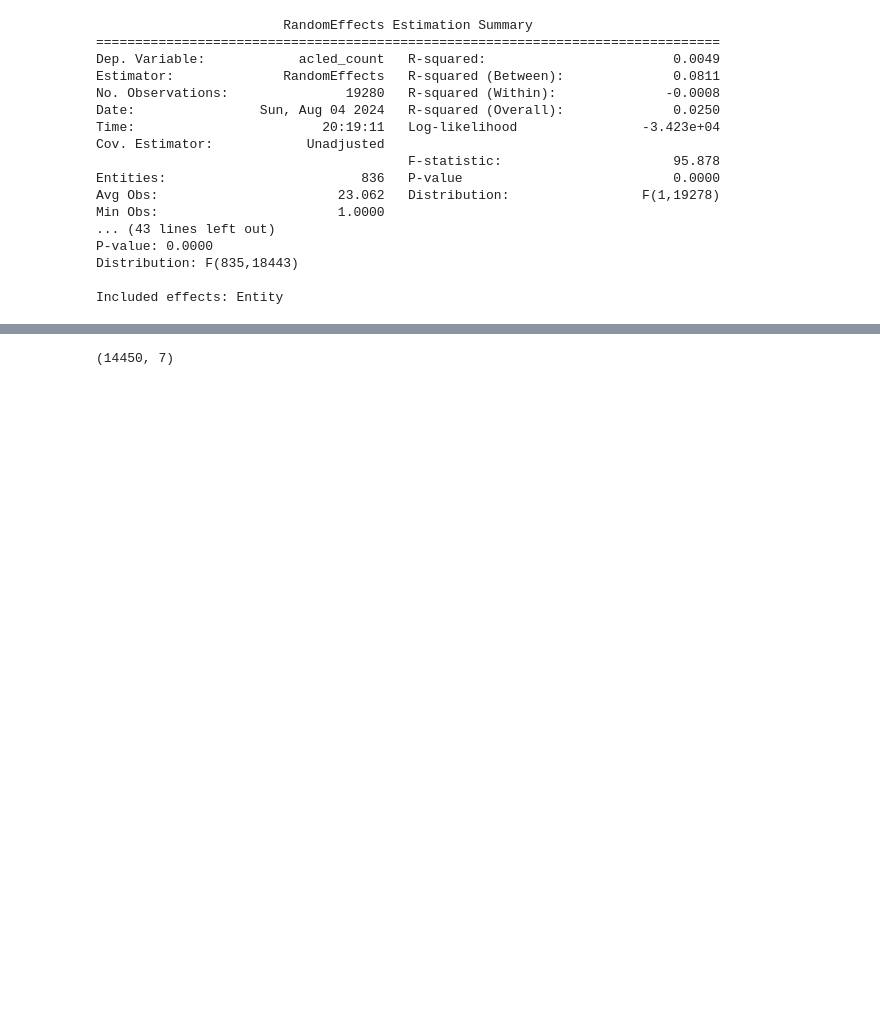
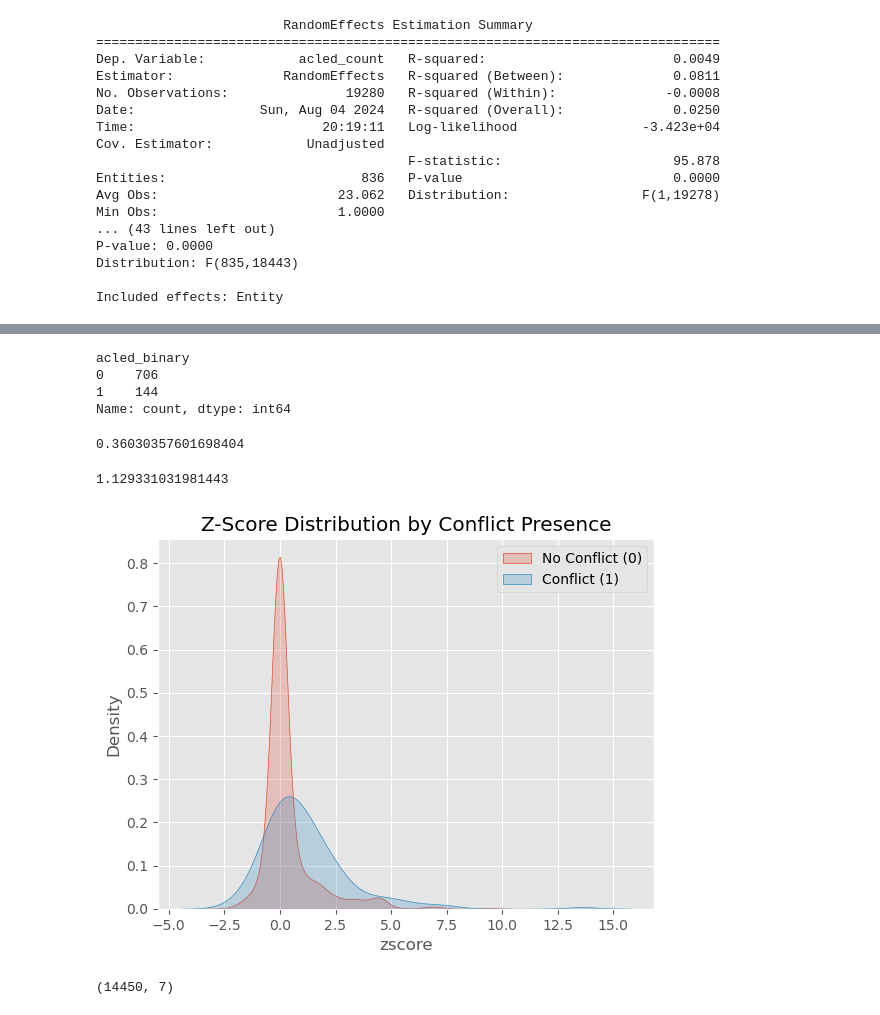
Before and after one commit to sameera006/Final_Dissertation, a Jupyter notebook: Mergeddata_Copy.ipynb, the cells around one changed output, grey strips where cells are left out. Drawn from its saved outputs; the diff is of its cells as text; code cells hidden in the pictures; blank space fills up the shorter version.

```diff
--- a/Mergeddata_Copy.ipynb
+++ b/Mergeddata_Copy.ipynb
@@ -1345,3 +1262,39 @@ print(mean2)
+# %%
+# Calculate z-score for each row in the DataFrame
+def acled_binary(row):
+    if row['acled_count'] == 0:
+        return 0                              # retun 0 for rows with 0 conflict
+    return 1                                  # retun 1 for rows with > 0 conflict
+# %%
+# Apply the function to each row
+gdf_conflict['acled_binary'] = gdf_conflict.apply(acled_binary, axis=1)
+# %%
+gdf_conflict['acled_binary'].value_counts()
+# %% [output]
+acled_binary
+0    706
+1    144
+Name: count, dtype: int64
+# %%
+gdf_conflict[gdf_conflict['acled_binary'] == 0]['zscore'].mean()
+# %% [output]
+0.36030357601698404
+# %%
+gdf_conflict[gdf_conflict['acled_binary'] == 1]['zscore'].mean()
+# %% [output]
+1.129331031981443
+# %%
+# Plotting z-score distributions
+sns.kdeplot(gdf_conflict[gdf_conflict['acled_binary'] == 0]['zscore'], label='No Conflict (0)', shade=True)
+sns.kdeplot(gdf_conflict[gdf_conflict['acled_binary'] == 1]['zscore'], label='Conflict (1)', shade=True)
+plt.title('Z-Score Distribution by Conflict Presence')
+plt.legend()
+# Save the figure
+plt.savefig('Z-score Distribution based on ACLED data.png')  # Saves as a PNG file
+
+plt.show()
+# %% [output]
+[figure, added]
 # %%
 gdf_temp.shape
 # %% [output]
```
Also changed, not shown: parts of 33 cells of this notebook, 2 other files.
